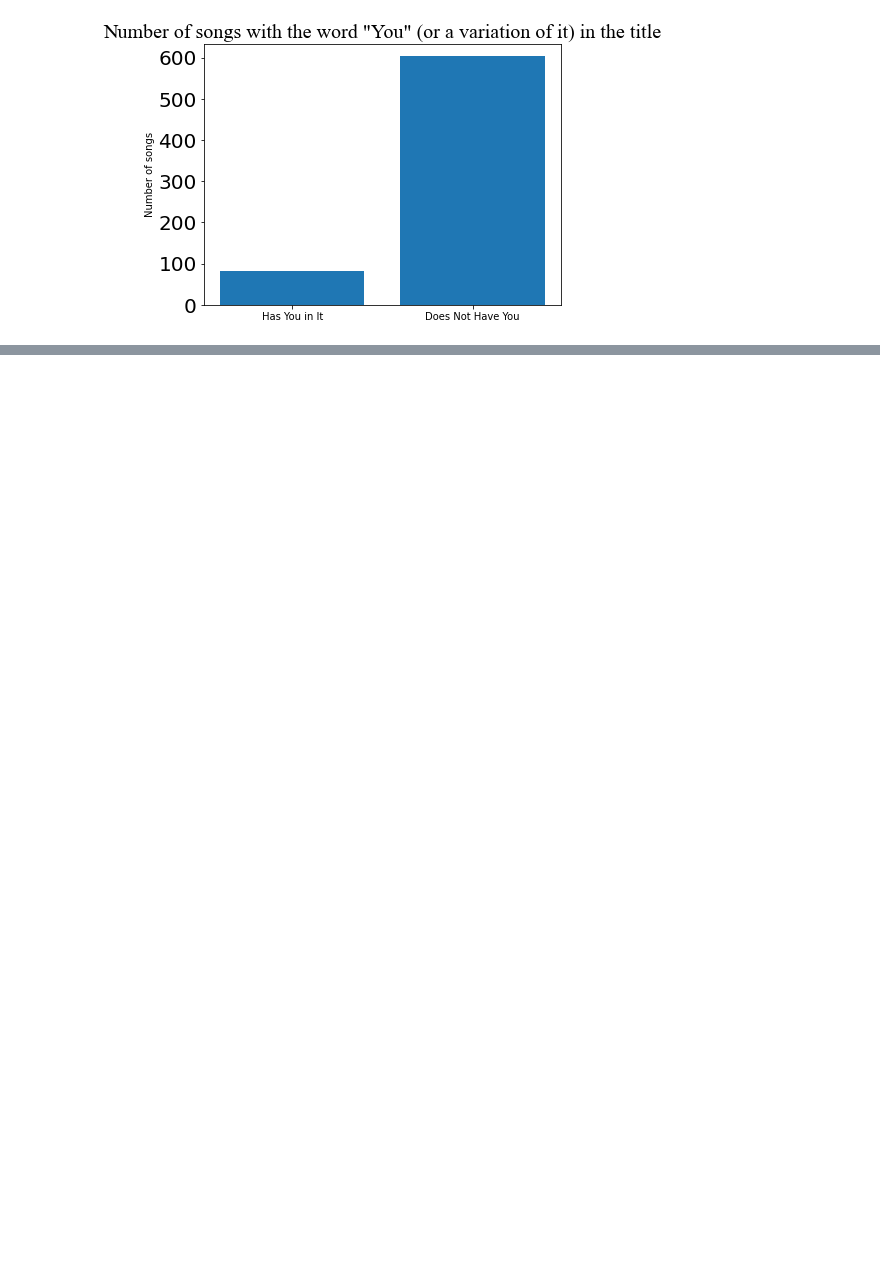
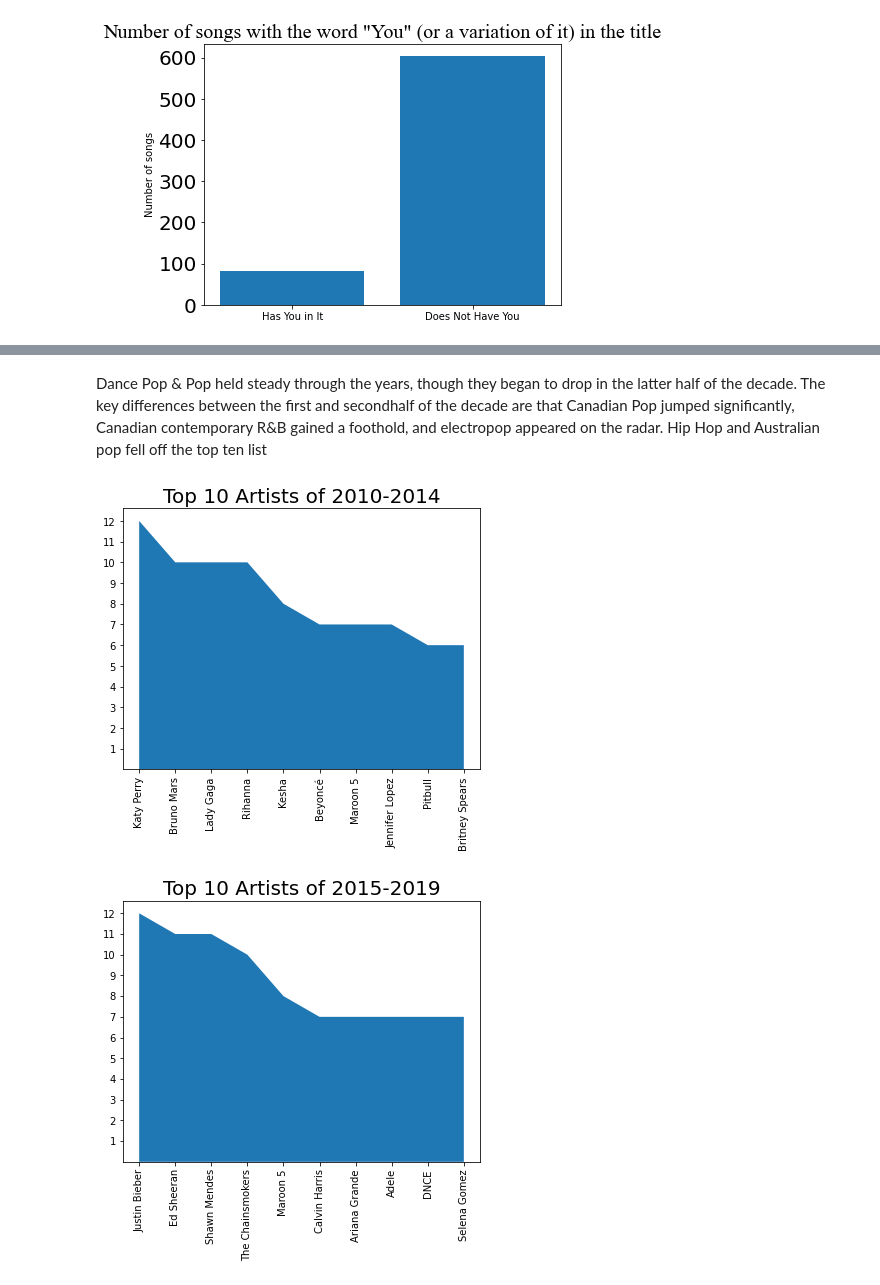
Before and after one commit to jvalliere/CMPS240-final-project, a Jupyter notebook: CMPS240_final_project.ipynb, the cells around one changed output, grey strips where cells are left out. Drawn from its saved outputs; the diff is of its cells as text; code cells hidden in the pictures; blank space fills up the shorter version.

```diff
--- a/CMPS240_final_project.ipynb
+++ b/CMPS240_final_project.ipynb
@@ -136,0 +163,27 @@ plt.show()
+# %% [markdown]
+Dance Pop & Pop held steady through the years, though they began to drop in the latter half of the decade. The key differences between the first and secondhalf of the decade are that Canadian Pop jumped significantly, Canadian contemporary R&B gained a foothold, and electropop appeared on the radar. Hip Hop and Australian pop fell off the top ten list
+# %%
+#Selecting top 10 artists with a song from the top 10s and visualizing how many each had
+top10s_count1 = top10s_first_five['artist'].value_counts()[0:10]
+top10s_count2 = top10s_second_five['artist'].value_counts()[0:10]
+artists_yr = top10s_first_five['artist'].value_counts().keys()[0:10]
+artists_yr2 = top10s_second_five['artist'].value_counts().keys()[0:10]
+
+
+plt.stackplot(artists_yr, top10s_count1)
+plt.xticks(artists_yr, rotation = 90)
+plt.xticks(np.arange(0, len(artists_yr),1))
+plt.yticks(np.arange(1, max(top10s_count1)+1, 1))
+plt.title('Top 10 Artists of 2010-2014', fontsize=20)
+plt.show()
+
+
+plt.stackplot(artists_yr2, top10s_count2)
+plt.xticks(artists_yr2, rotation = 90)
+plt.xticks(np.arange(0, len(artists_yr2),1))
+plt.yticks(np.arange(1, max(top10s_count2)+1, 1))
+plt.title('Top 10 Artists of 2015-2019', fontsize=20)
+plt.show()
+# %% [output]
+[figure, added]
+[figure, added]
```
Also changed, not shown: parts of 7 cells of this notebook.
